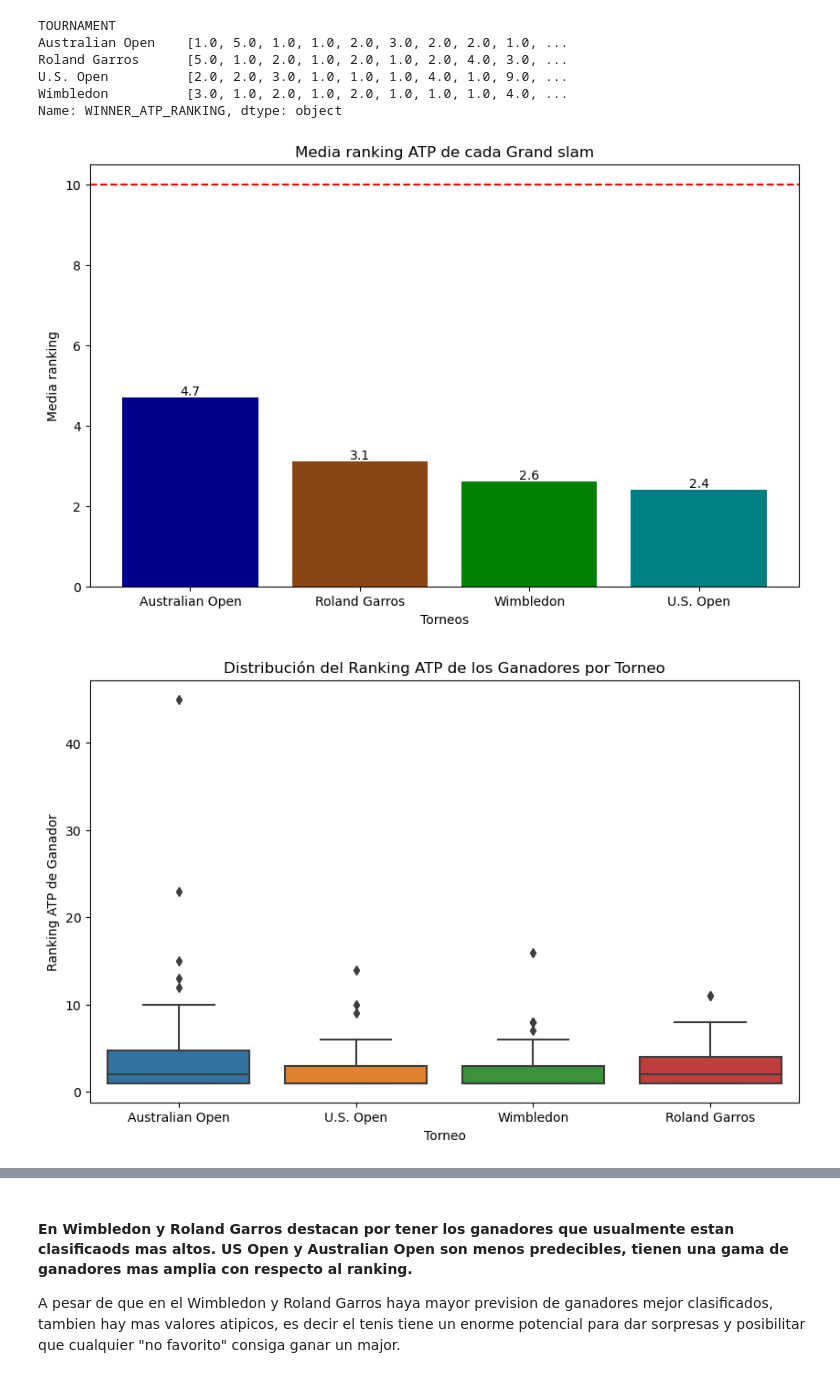
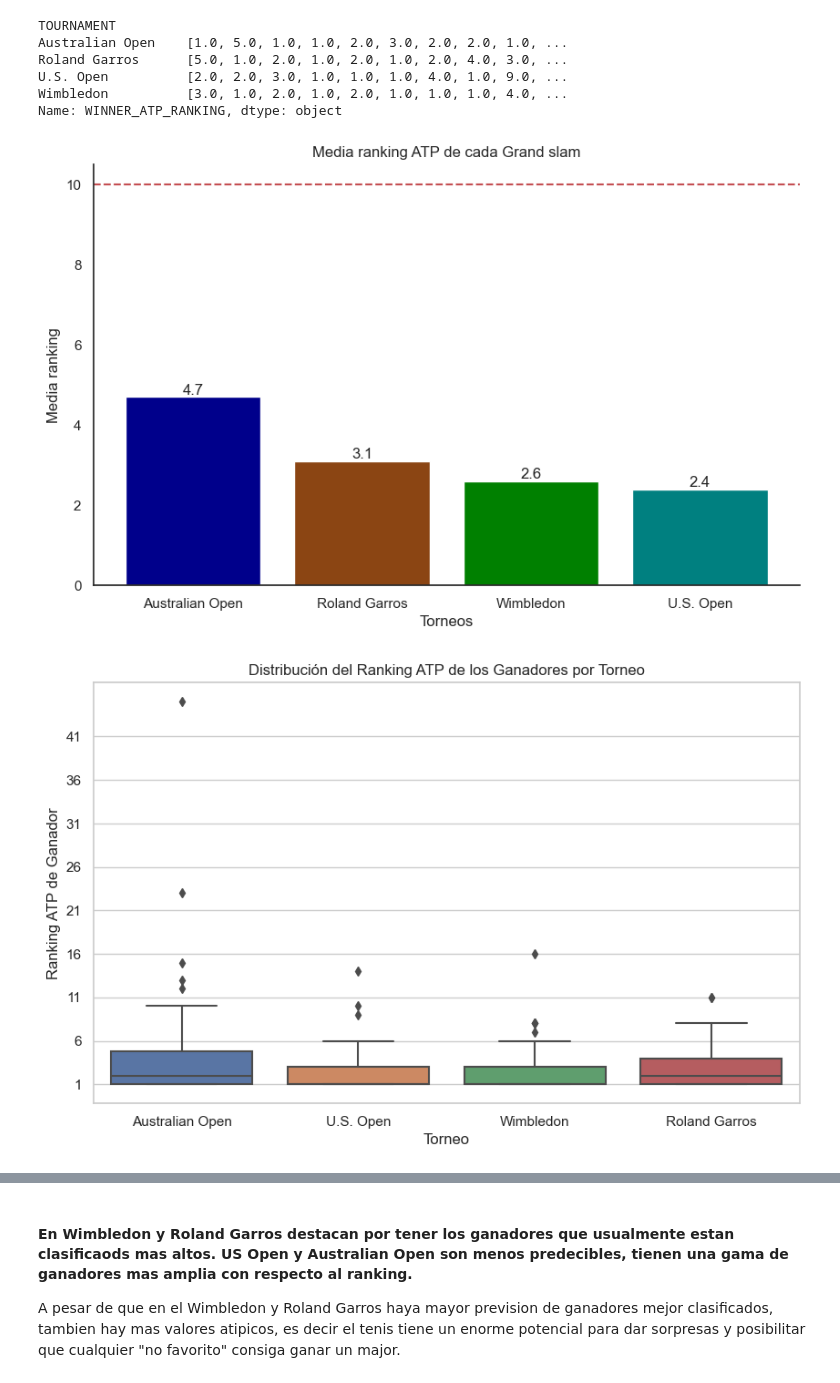
Before and after one commit to Lokhy87/EDA_entrega, a Jupyter notebook: Limpieza.ipynb, the cells around one changed output, grey strips where cells are left out. Cells and saved outputs as stored; diff of their text form; code cells hidden in the pictures.

```diff
--- a/Limpieza.ipynb
+++ b/Limpieza.ipynb
@@ -137,13 +137,13 @@ nuevos_premios = {
 }
 # %%
 # Función para actualizar los valores de 'WINNER_PRIZE' basándose en el torneo
-def update_winner_prize(row):
-    if row['TOURNAMENT'] in nuevos_premios:
-        return nuevos_premios[row['TOURNAMENT']]
+def actualizacion_precios(row):
+    if row['TOURNAMENT'] in premios_reales:
+        return premios_reales[row['TOURNAMENT']]
     else:
         return row['WINNER_PRIZE']
 # %%
-df_majors['WINNER_PRIZE'] = df_majors.apply(update_winner_prize, axis=1)
+df_majors['WINNER_PRIZE'] = df_majors.apply(actualizacion_precios, axis = 1)
 df_majors
 # %% [output]
 |  | YEAR | TOURNAMENT | WINNER | RUNNER-UP | WINNER_NATIONALITY | WINNER_ATP_RANKING | RUNNER-UP_ATP_RANKING | ... |
@@ -233,6 +236,6 @@ ranking_dict = dict(zip(zip(rankings_long['YEAR'], rankings_long['Player']), ran
 # %%
 # Función para rellenar los rankings
-def fill_ranking(row):
+def actualizacion_ranking(row):
     year = row['YEAR']
     if pd.isna(row['WINNER_ATP_RANKING']) and (year, row['WINNER']) in ranking_dict:
         row['WINNER_ATP_RANKING'] = ranking_dict[(year, row['WINNER'])]
@@ -241,7 +244,7 @@ def fill_ranking(row):
     return row
 # %%
 # Aplicar la función a cada fila del dataframe principal
-df_majors = df_majors.apply(fill_ranking, axis=1)
+df_majors = df_majors.apply(actualizacion_ranking, axis = 1)
 # %%
 df_majors.info()
 # %% [output]
@@ -347,39 +351,44 @@ orden_medias = dict(sorted(medias_torneos.items(), key=lambda item: item[1], rev
 # %%
-# Adding a horizontal line to the bar plot to check if the average rankings are within the top 10
+plt.figure(figsize = (10, 6))
 
-plt.figure(figsize=(10, 6))
 bars = plt.bar(orden_medias.keys(), orden_medias.values(), color=[colors[t] for t in orden_medias.keys()])
 
-# Line indicating the threshold for top 10
-plt.axhline(y=10, color='r', linestyle='--')
+# Linea indica top 10
+plt.axhline(y = 10, color = 'r', linestyle = '--')
 
 plt.xlabel('Torneos')
 plt.ylabel('Media ranking')
 plt.title('Media ranking ATP de cada Grand slam')
 
-# Adding value labels on top of each bar
+# Añadir valores
 for bar in bars:
     yval = bar.get_height()
-    plt.text(bar.get_x() + bar.get_width()/2, yval, round(yval, 1), ha="center", va='bottom')  # va: vertical alignment
+    plt.text(bar.get_x() + bar.get_width()/2, yval, round(yval, 1), ha = "center", va = 'bottom')
 
+ax = plt.gca()
+ax.spines['top'].set_visible(False)
+ax.spines['right'].set_visible(False)
 
 plt.show()
 # %% [output]
-[figure, old version]
+[figure, new version]
 # %%
-plt.figure(figsize=(10, 6))
+plt.figure(figsize = (10, 6))
 
 # Boxplot
-sns.boxplot(x = 'TOURNAMENT', y = 'WINNER_ATP_RANKING', data = df_majors)
+sns.boxplot(x='TOURNAMENT', y='WINNER_ATP_RANKING', data = df_majors)
 
 # Etiquetas
 plt.xlabel('Torneo')
 plt.ylabel('Ranking ATP de Ganador')
 plt.title('Distribución del Ranking ATP de los Ganadores por Torneo')
 
+# Genera marcas cada 5 unidades
+plt.yticks(range(1, int(df_majors['WINNER_ATP_RANKING'].max() + 1), 5))
+
 plt.show()
 # %% [output]
-[figure, old version]
+[figure, new version]
 # %%
 # Calcular Q1 y Q3
 Q1 = df_majors['WINNER_ATP_RANKING'].quantile(0.25)
```
Also changed, not shown: parts of 58 cells of this notebook, 2 other files.
